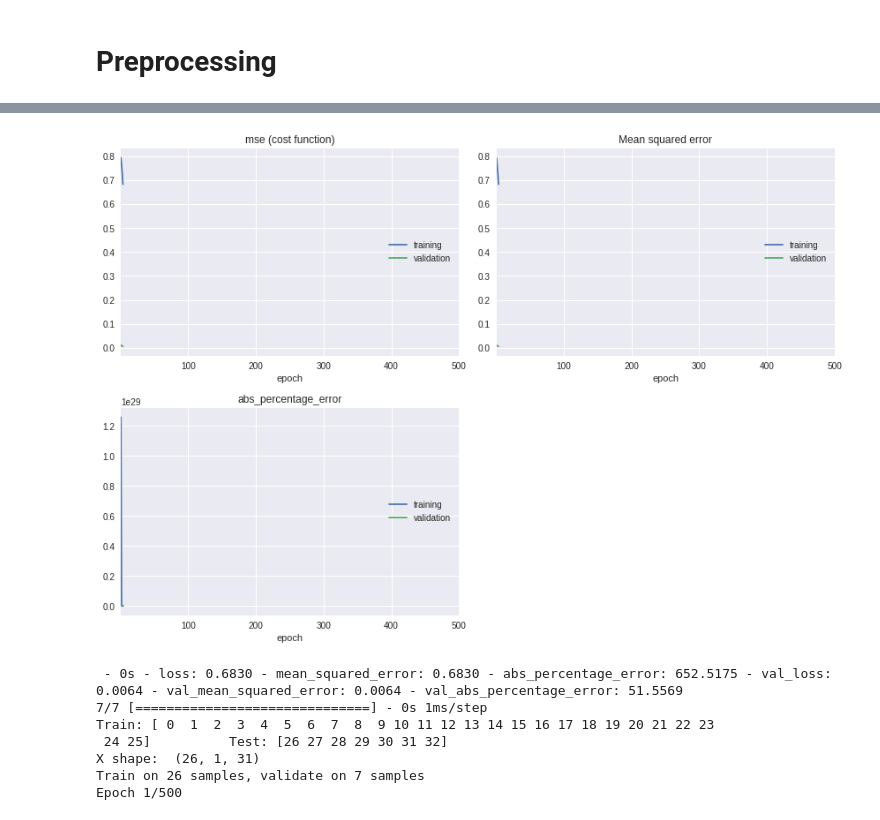
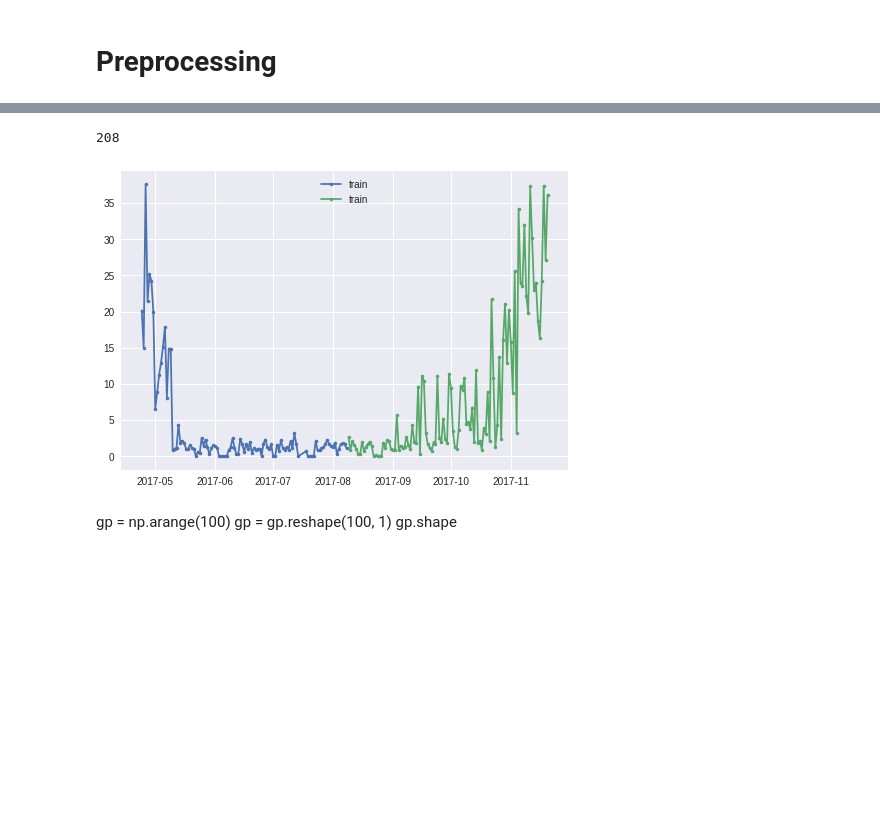
Before and after one commit to deKeijzer/KB-74-OPSCHALER, a Jupyter notebook: Personal_folders/Brian/Keras/8655 seq2seq.ipynb, the cells around one changed output, grey strips where cells are left out. Saved outputs shown, nothing was run; the diff lists cells and outputs as text; code cells hidden in the pictures; blank space fills up the shorter version.

```diff
--- a/Personal_folders/Brian/Keras/8655 seq2seq.ipynb
+++ b/Personal_folders/Brian/Keras/8655 seq2seq.ipynb
@@ -369,7 +224,0 @@ def series_to_supervised(data, n_in=1, n_out=1, dropnan=True):
-# %%
-seed = 42
-
-# Create history data
-#data = create_timeseries_history(data, columns_to_lookback=data.columns, n_lookback=1, dropnan=True)
-data = series_to_supervised(data, 7, 1)
-print('Data columns: %s' % list(data.columns))
@@ -602,42 +224,0 @@ NameError: name 'Input' is not defined
-# %%
-%%time
-
-
-scores = []
-y_tests = []
-y_preds = []
-test_indices = []
-
-n = 26
-for train_index, test_index in TimeSeriesSplit(n_splits=n, max_train_size=None).split(X):
-    # Train on one month, try to predict 1 week ahead, n_splits=26, max_train_size=4*7
-    print("Train: %s \t Test: %s" % (train_index, test_index))
-    X_train, X_test = X[train_index], X[test_index]
-    y_train, y_test = y[train_index], y[test_index] # could manually assign a max size to this
-
-    #Scale reshape
-    X_train, X_test, y_train, y_test = scale_reshape(X_train, X_test, y_train, y_test)
-
-    X_train = to_LSTM_shape(X_train)
-    X_test = to_LSTM_shape(X_test)
-
-    print('X shape: ', X_train.shape)
-    # Create the keras model
-    model = make_model()
-
-    # Compile and fit the model
-    model = compile_fit(model)
-
-    scores.append(model.evaluate(X_test, y_test))
-    y_tests.append(y_test)
-    y_preds.append(model.predict(X_test))
-    test_indices.append(test_index)
-# %% [output]
-[figure, removed]
- - 0s - loss: 0.6830 - mean_squared_error: 0.6830 - abs_percentage_error: 652.5175 - val_loss: 0.0064 - val_mean_squared_error: 0.0064 - val_abs_percentage_error: 51.5569
-7/7 [==============================] - 0s 1ms/step
-Train: [ 0  1  2  3  4  5  6  7  8  9 10 11 12 13 14 15 16 17 18 19 20 21 22 23
- 24 25]          Test: [26 27 28 29 30 31 32]
-X shape:  (26, 1, 31)
-Train on 26 samples, validate on 7 samples
-Epoch 1/500
@@ -686,0 +225,22 @@ fig.savefig('DDN last result.png', dpi=1200)
+# %%
+# Get the gasPower column
+gp = data[['gasPower']]*10
+print(len(gp))
+
+
+gp_train = gp[:104]
+gp_test = gp[104:]
+
+plt.plot(gp_train.index, gp_train, '.-', label='train')
+plt.plot(gp_test.index, gp_test, '.-', label='train')
+plt.legend()
+
+gp_train = np.array(gp_train)
+gp_test = np.array(gp_test)
+# %% [output]
+208
+[figure, added]
+# %% [markdown]
+gp = np.arange(100)
+gp = gp.reshape(100, 1)
+gp.shape
```
Also changed, not shown: parts of 58 cells of this notebook.
